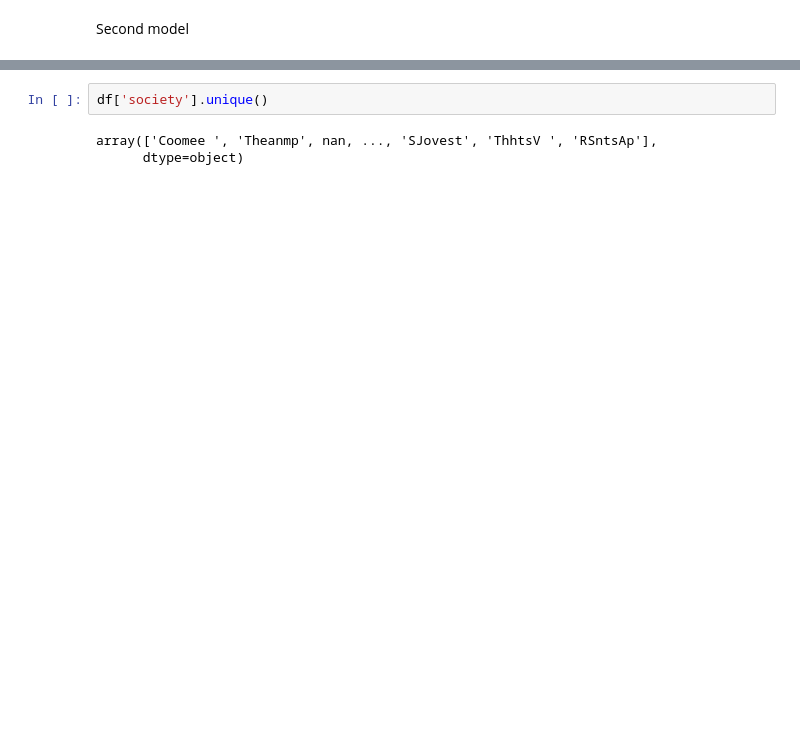
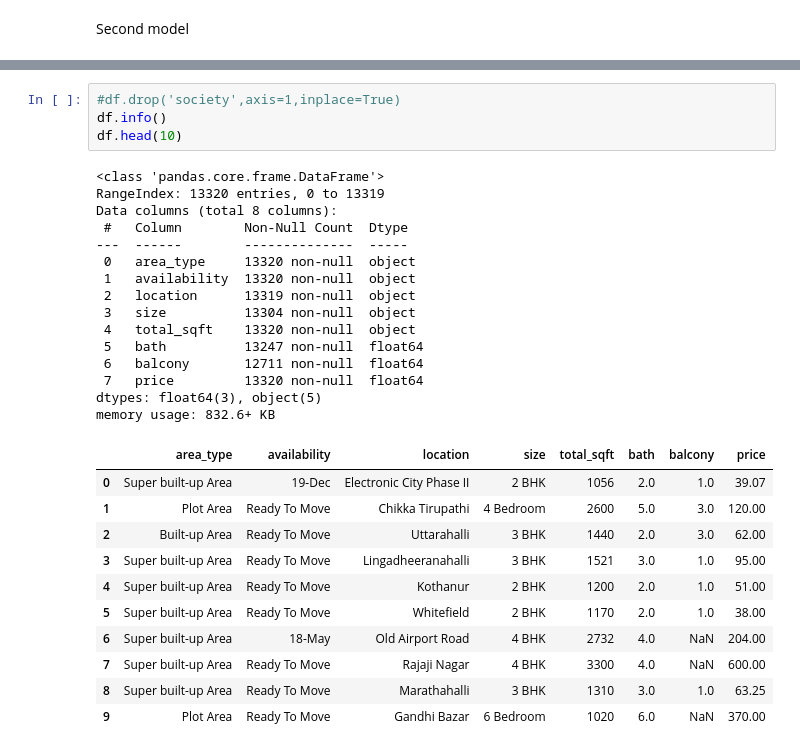
Before and after one commit to Desoukyreda/ML, a Jupyter notebook: DL/NN_task.ipynb, the cells around one changed output, grey strips where cells are left out. Drawn from its saved outputs; the diff is of its cells as text; blank space fills up the shorter version.

```diff
--- a/DL/NN_task.ipynb
+++ b/DL/NN_task.ipynb
@@ -141,8 +128,34 @@ df.head(10)
 | 7 | Super built-up Area | Ready To Move | Rajaji Nagar | 4 BHK | Brway G | 3300 | 4.0 | NaN | 600.00 |
 | 8 | Super built-up Area | Ready To Move | Marathahalli | 3 BHK | NaN | 1310 | 3.0 | 1.0 | 63.25 |
 | 9 | Plot Area | Ready To Move | Gandhi Bazar | 6 Bedroom | NaN | 1020 | 6.0 | NaN | 370.00 |
-# %%
-df['society'].unique()
-# %% [output]
-array(['Coomee ', 'Theanmp', nan, ..., 'SJovest', 'ThhtsV ', 'RSntsAp'],
-      dtype=object)
+# %%
+#df.drop('society',axis=1,inplace=True)
+df.info()
+df.head(10)
+# %% [output]
+<class 'pandas.core.frame.DataFrame'>
+RangeIndex: 13320 entries, 0 to 13319
+Data columns (total 8 columns):
+ #   Column        Non-Null Count  Dtype
+---  ------        --------------  -----
+ 0   area_type     13320 non-null  object
+ 1   availability  13320 non-null  object
+ 2   location      13319 non-null  object
+ 3   size          13304 non-null  object
+ 4   total_sqft    13320 non-null  object
+ 5   bath          13247 non-null  float64
+ 6   balcony       12711 non-null  float64
+ 7   price         13320 non-null  float64
+dtypes: float64(3), object(5)
+memory usage: 832.6+ KB
+|  | area_type | availability | location | size | total_sqft | bath | balcony | price |
+| 0 | Super built-up Area | 19-Dec | Electronic City Phase II | 2 BHK | 1056 | 2.0 | 1.0 | 39.07 |
+| 1 | Plot Area | Ready To Move | Chikka Tirupathi | 4 Bedroom | 2600 | 5.0 | 3.0 | 120.00 |
+| 2 | Built-up Area | Ready To Move | Uttarahalli | 3 BHK | 1440 | 2.0 | 3.0 | 62.00 |
+| 3 | Super built-up Area | Ready To Move | Lingadheeranahalli | 3 BHK | 1521 | 3.0 | 1.0 | 95.00 |
+| 4 | Super built-up Area | Ready To Move | Kothanur | 2 BHK | 1200 | 2.0 | 1.0 | 51.00 |
+| 5 | Super built-up Area | Ready To Move | Whitefield | 2 BHK | 1170 | 2.0 | 1.0 | 38.00 |
+| 6 | Super built-up Area | 18-May | Old Airport Road | 4 BHK | 2732 | 4.0 | NaN | 204.00 |
+| 7 | Super built-up Area | Ready To Move | Rajaji Nagar | 4 BHK | 3300 | 4.0 | NaN | 600.00 |
+| 8 | Super built-up Area | Ready To Move | Marathahalli | 3 BHK | 1310 | 3.0 | 1.0 | 63.25 |
+| 9 | Plot Area | Ready To Move | Gandhi Bazar | 6 Bedroom | 1020 | 6.0 | NaN | 370.00 |
```
Also changed, not shown: parts of 8 cells of this notebook.
